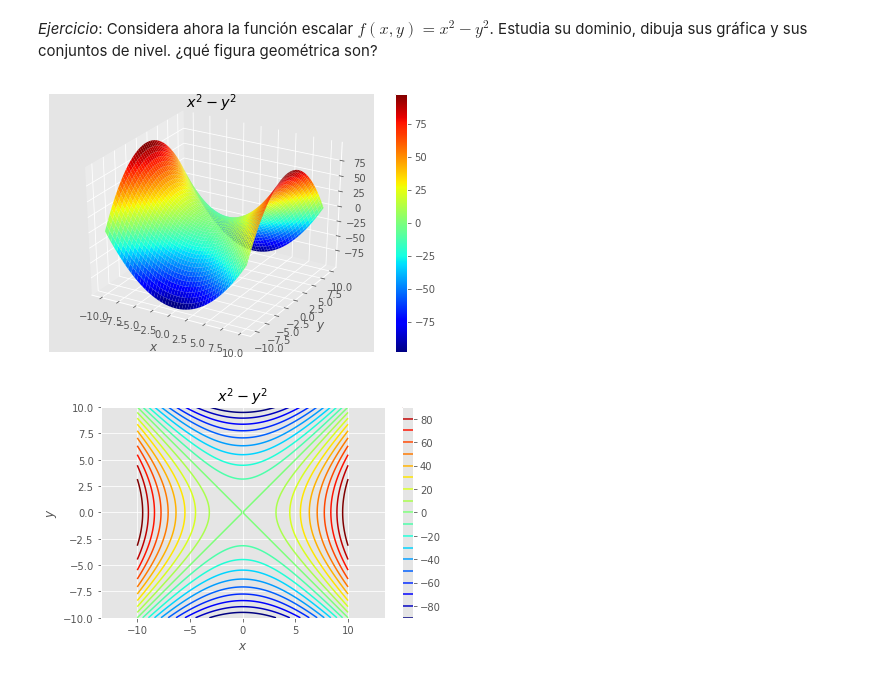
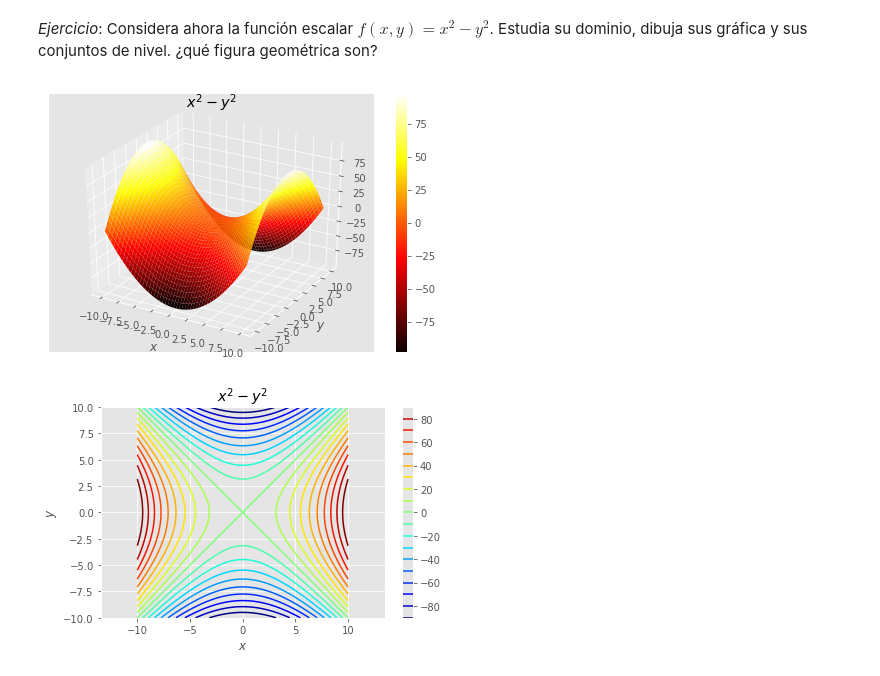
Before and after one commit to jahernando/USC-MMIII, a Jupyter notebook: tderivadas_funcion_escalar_vectorial.ipynb, the cells around one changed output. Drawn from its saved outputs; the diff is of its cells as text; code cells hidden in the pictures.

```diff
--- a/tderivadas_funcion_escalar_vectorial.ipynb
+++ b/tderivadas_funcion_escalar_vectorial.ipynb
@@ -189,7 +189,7 @@ a, b     = 1., 2.
 zms = xms*xms/(a*a) + yms*yms/(b*b)
 # draw them!
 fig = plt.figure(); ax = fig.gca(projection='3d')
-sf = ax.plot_surface(xms, yms, zms, cmap = 'jet'); fig.colorbar(sf);
+sf = ax.plot_surface(xms, yms, zms, cmap = 'hot'); fig.colorbar(sf);
 plt.xlabel('$x$'); plt.ylabel('$y$'); plt.title('$x^2/a^2 + y^2/b^2$');
 plt.tight_layout();
 # %% [output]
@@ -212,16 +212,16 @@ cuando $a = b$, son circunferencias. para $c = 0$, el conjunto de nivel es el or
 # %%
 # create the mesh
 xs       = np.linspace(-10., 10., 100)
 ys       = np.linspace(-10., 10., 100)
 xms, yms = np.meshgrid(xs, ys)
 zms = xms*xms - yms*yms
 # draw them!
 fig = plt.figure(); ax = fig.gca(projection='3d')
-sf = ax.plot_surface(xms, yms, zms, cmap = 'jet'); fig.colorbar(sf);
+sf = ax.plot_surface(xms, yms, zms, cmap = 'hot'); fig.colorbar(sf);
 plt.xlabel('$x$'); plt.ylabel('$y$'); plt.title('$x^2 - y^2$');
 plt.tight_layout();
 # %% [output]
-[figure, old version]
+[figure, new version]
 # %%
 fig = plt.figure();
 sf  = plt.contour(xms, yms, zms, 20, cmap = 'jet'); fig.colorbar(sf);
```
Also changed, not shown: parts of 3 cells of this notebook, 3 other files.
